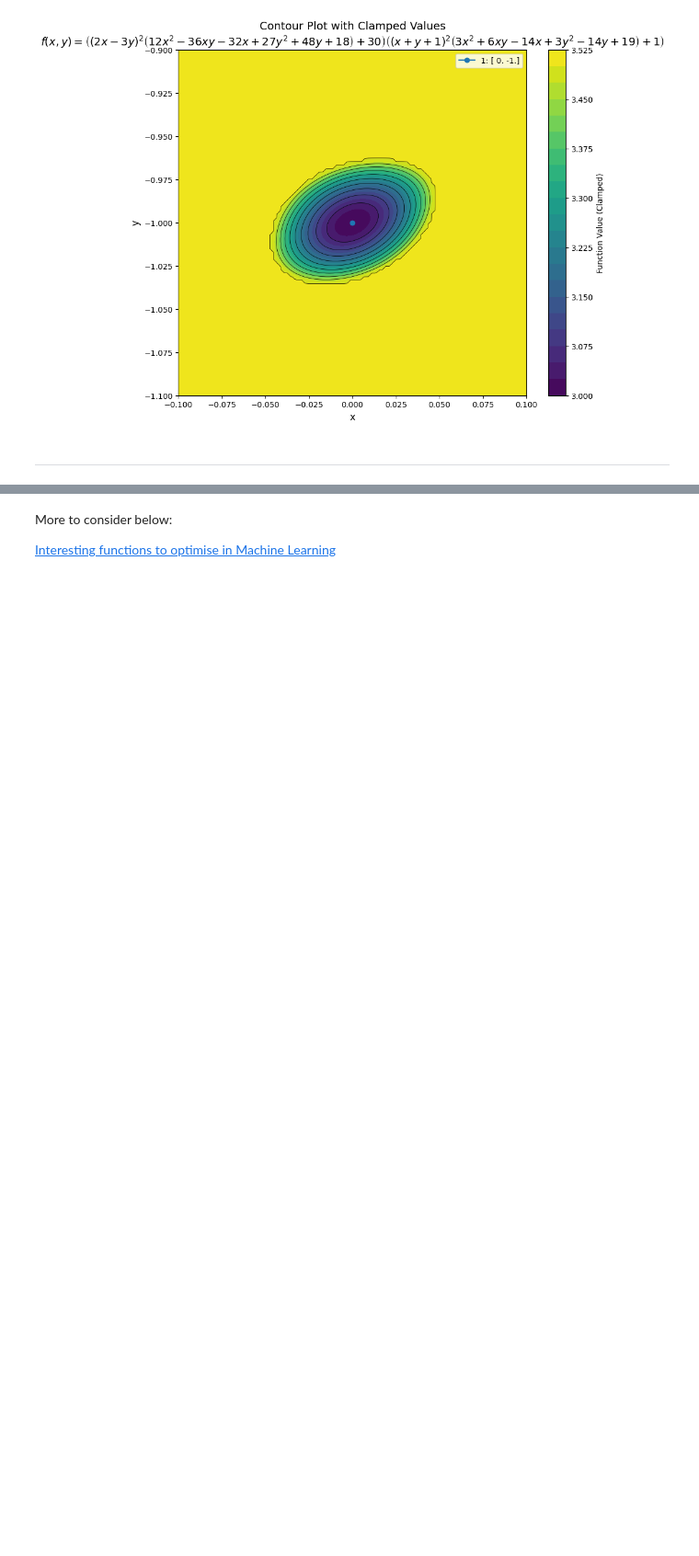
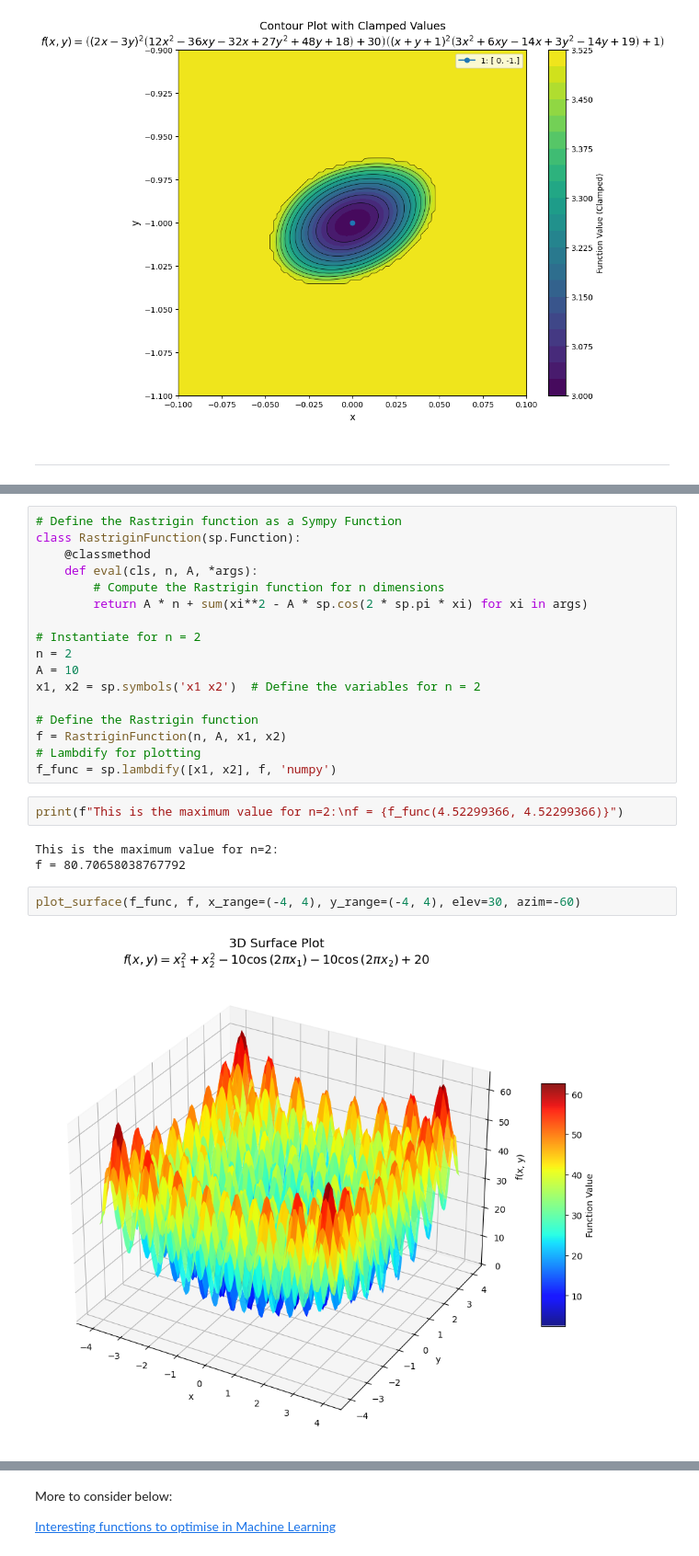
Before and after one commit to pineapple-bois/nonlinear-optimisation, a Jupyter notebook: BenchmarkingOne.ipynb, the cells around one changed output, grey strips where cells are left out. Shown at 92% size. Cells and saved outputs as stored; diff of their text form; blank space fills up the shorter version.

Commit message:
Added Rastrigin function

```diff
--- a/BenchmarkingOne.ipynb
+++ b/BenchmarkingOne.ipynb
@@ -508,0 +515,26 @@ plot_clamped_contour(f_func, f, (-0.1, 0.1), (-1.1, -0.9) , minimisers=x_min)
+# %%
+# Define the Rastrigin function as a Sympy Function
+class RastriginFunction(sp.Function):
+    @classmethod
+    def eval(cls, n, A, *args):
+        # Compute the Rastrigin function for n dimensions
+        return A * n + sum(xi**2 - A * sp.cos(2 * sp.pi * xi) for xi in args)
+
+# Instantiate for n = 2
+n = 2
+A = 10
+x1, x2 = sp.symbols('x1 x2')  # Define the variables for n = 2
+
+# Define the Rastrigin function
+f = RastriginFunction(n, A, x1, x2)
+# Lambdify for plotting
+f_func = sp.lambdify([x1, x2], f, 'numpy')
+# %%
+print(f"This is the maximum value for n=2:\nf = {f_func(4.52299366, 4.52299366)}")
+# %% [output]
+This is the maximum value for n=2:
+f = 80.70658038767792
+# %%
+plot_surface(f_func, f, x_range=(-4, 4), y_range=(-4, 4), elev=30, azim=-60)
+# %% [output]
+[figure, added]
```
Also changed, not shown: parts of 8 cells of this notebook.
